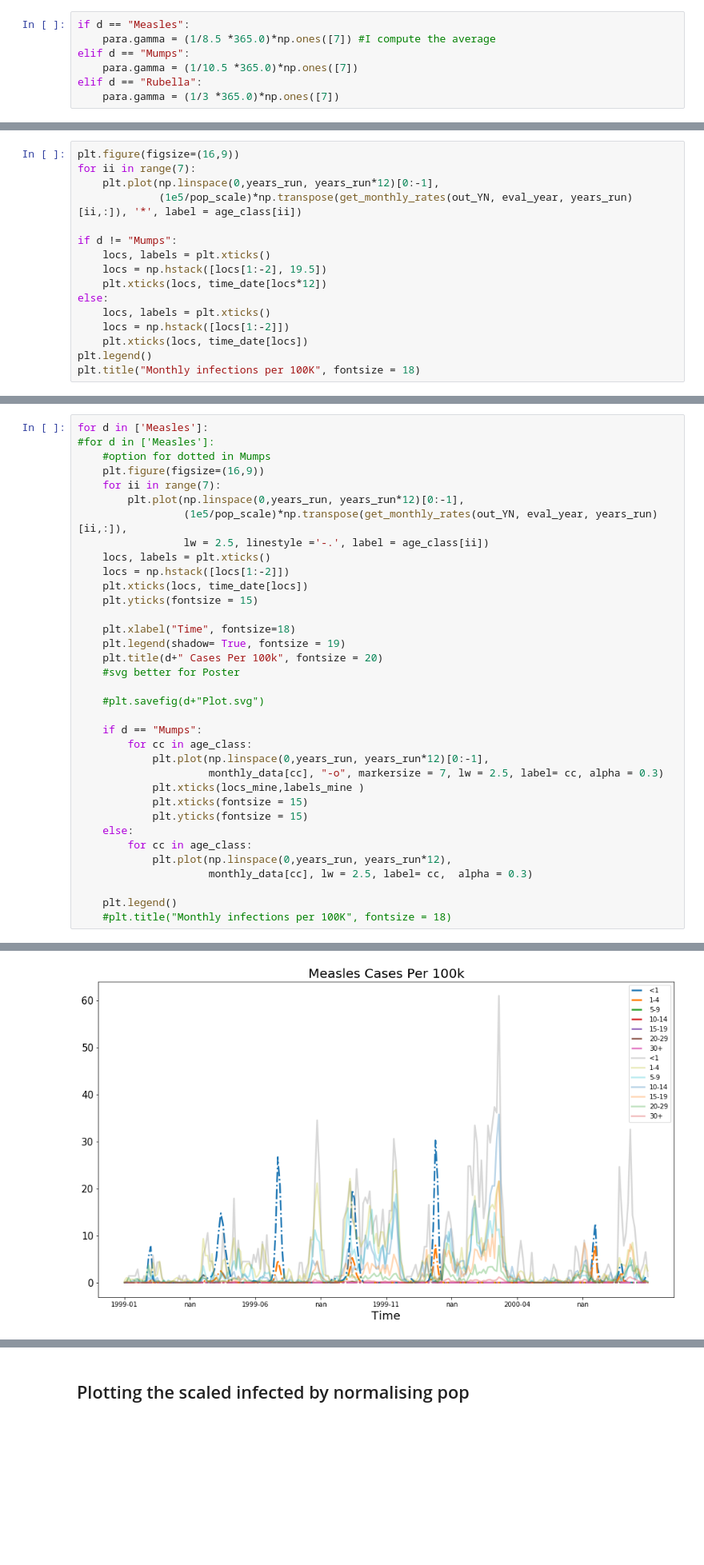
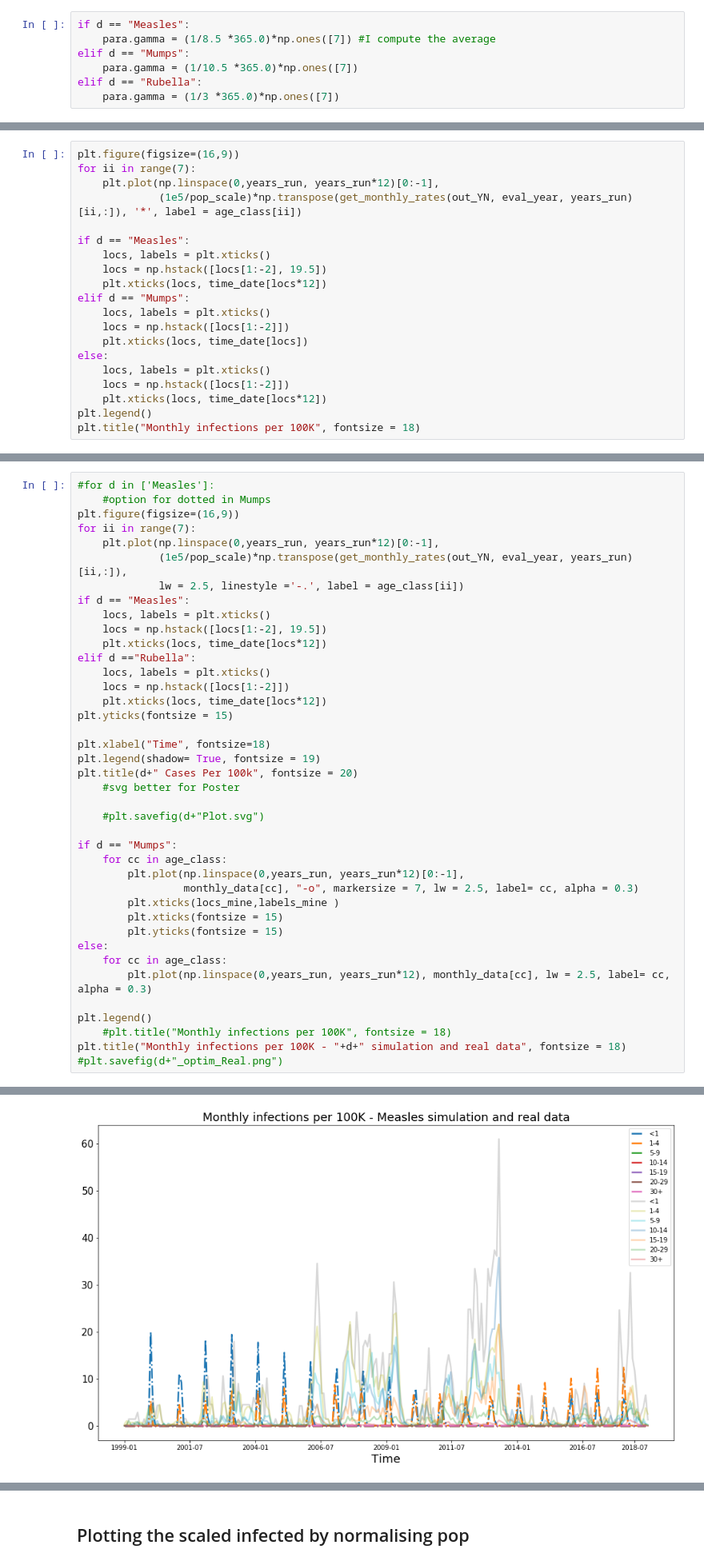
Before and after one commit to dhelekal/EpiRSG2020, a Jupyter notebook: model/Monthly_cases_simulation.ipynb, the cells around one changed output, grey strips where cells are left out. Shown at 80% size. Saved outputs shown, nothing was run; the diff lists cells and outputs as text; blank space fills up the shorter version.

```diff
--- a/model/Monthly_cases_simulation.ipynb
+++ b/model/Monthly_cases_simulation.ipynb
@@ -263,14 +275,18 @@ for ii in range(7):
     plt.plot(np.linspace(0,years_run, years_run*12)[0:-1],
              (1e5/pop_scale)*np.transpose(get_monthly_rates(out_YN, eval_year, years_run)[ii,:]), '*', label = age_class[ii])
 
-if d != "Mumps":
+if d == "Measles":
     locs, labels = plt.xticks()
     locs = np.hstack([locs[1:-2], 19.5])
     plt.xticks(locs, time_date[locs*12])
+elif d == "Mumps":
+    locs, labels = plt.xticks()
+    locs = np.hstack([locs[1:-2]])
+    plt.xticks(locs, time_date[locs])
 else:
     locs, labels = plt.xticks()
     locs = np.hstack([locs[1:-2]])
-    plt.xticks(locs, time_date[locs])
+    plt.xticks(locs, time_date[locs*12])
 plt.legend()
 plt.title("Monthly infections per 100K", fontsize = 18)
 # %% [output]
@@ -279,36 +295,41 @@ Text(0.5, 1.0, 'Monthly infections per 100K')
 # %%
-for d in ['Measles']:
 #for d in ['Measles']:
     #option for dotted in Mumps
-    plt.figure(figsize=(16,9))
-    for ii in range(7):
-        plt.plot(np.linspace(0,years_run, years_run*12)[0:-1],
-                 (1e5/pop_scale)*np.transpose(get_monthly_rates(out_YN, eval_year, years_run)[ii,:]),
-                 lw = 2.5, linestyle ='-.', label = age_class[ii])
+plt.figure(figsize=(16,9))
+for ii in range(7):
+    plt.plot(np.linspace(0,years_run, years_run*12)[0:-1],
+             (1e5/pop_scale)*np.transpose(get_monthly_rates(out_YN, eval_year, years_run)[ii,:]),
+             lw = 2.5, linestyle ='-.', label = age_class[ii])
+if d == "Measles":
+    locs, labels = plt.xticks()
+    locs = np.hstack([locs[1:-2], 19.5])
+    plt.xticks(locs, time_date[locs*12])
+elif d =="Rubella":
     locs, labels = plt.xticks()
     locs = np.hstack([locs[1:-2]])
-    plt.xticks(locs, time_date[locs])
-    plt.yticks(fontsize = 15)
+    plt.xticks(locs, time_date[locs*12])
+plt.yticks(fontsize = 15)
 
-    plt.xlabel("Time", fontsize=18)
-    plt.legend(shadow= True, fontsize = 19)
-    plt.title(d+" Cases Per 100k", fontsize = 20)
+plt.xlabel("Time", fontsize=18)
+plt.legend(shadow= True, fontsize = 19)
+plt.title(d+" Cases Per 100k", fontsize = 20)
     #svg better for Poster
 
     #plt.savefig(d+"Plot.svg")
 
-    if d == "Mumps":
-        for cc in age_class:
-            plt.plot(np.linspace(0,years_run, years_run*12)[0:-1],
-                     monthly_data[cc], "-o", markersize = 7, lw = 2.5, label= cc, alpha = 0.3)
-            plt.xticks(locs_mine,labels_mine )
-            plt.xticks(fontsize = 15)
-            plt.yticks(fontsize = 15)
-    else:
-        for cc in age_class:
-            plt.plot(np.linspace(0,years_run, years_run*12),
-                     monthly_data[cc], lw = 2.5, label= cc,  alpha = 0.3)
+if d == "Mumps":
+    for cc in age_class:
+        plt.plot(np.linspace(0,years_run, years_run*12)[0:-1],
+                 monthly_data[cc], "-o", markersize = 7, lw = 2.5, label= cc, alpha = 0.3)
+        plt.xticks(locs_mine,labels_mine )
+        plt.xticks(fontsize = 15)
+        plt.yticks(fontsize = 15)
+else:
+    for cc in age_class:
+        plt.plot(np.linspace(0,years_run, years_run*12), monthly_data[cc], lw = 2.5, label= cc,  alpha = 0.3)
 
-    plt.legend()
+plt.legend()
     #plt.title("Monthly infections per 100K", fontsize = 18)
+plt.title("Monthly infections per 100K - "+d+" simulation and real data", fontsize = 18)
+#plt.savefig(d+"_optim_Real.png")
 # %% [output]
@@ -315 +337 @@ for d in ['Measles']:
-[figure, old version]
+[figure, new version]
```
Also changed, not shown: parts of 5 cells of this notebook, 6 other files.
